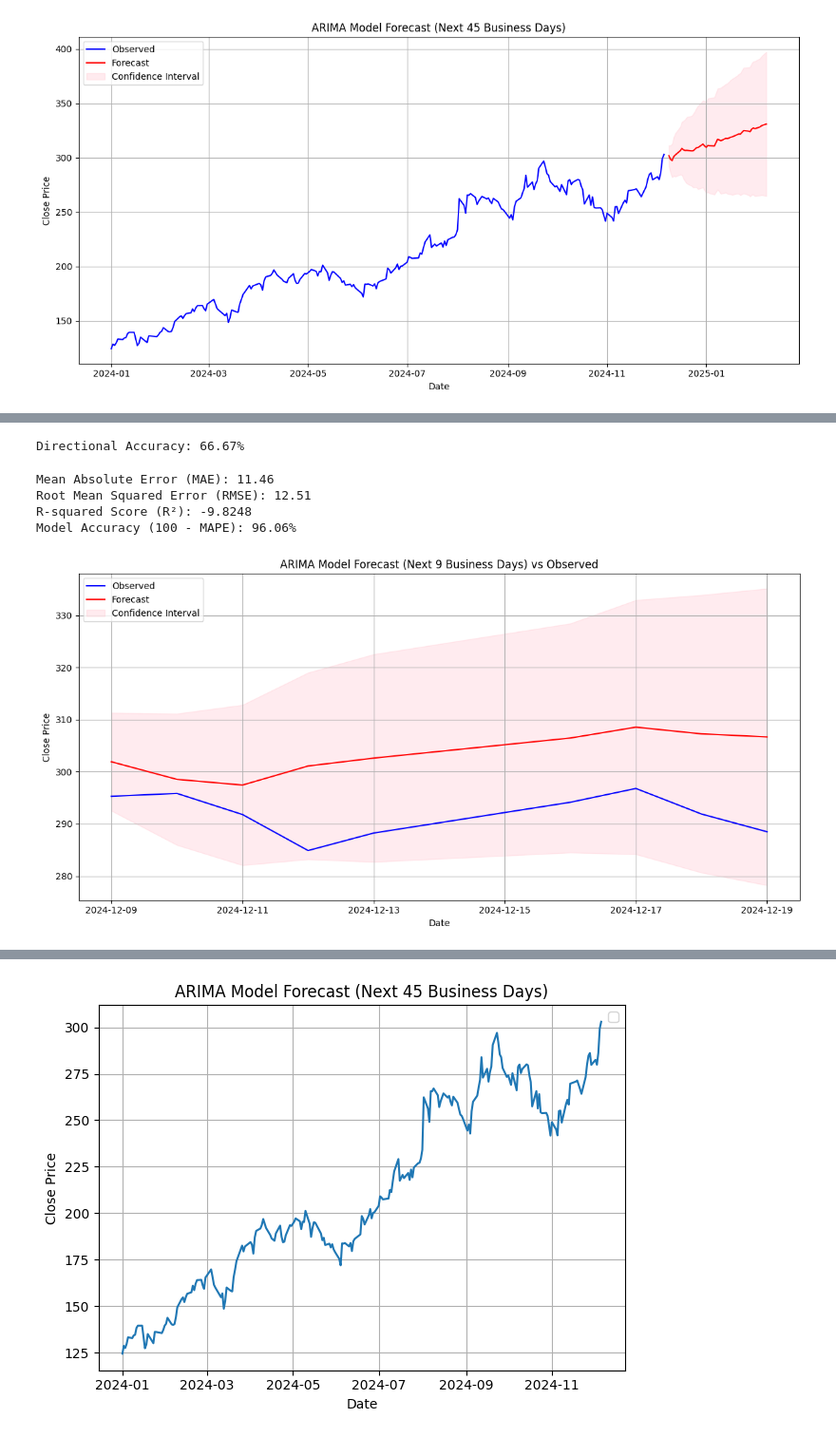
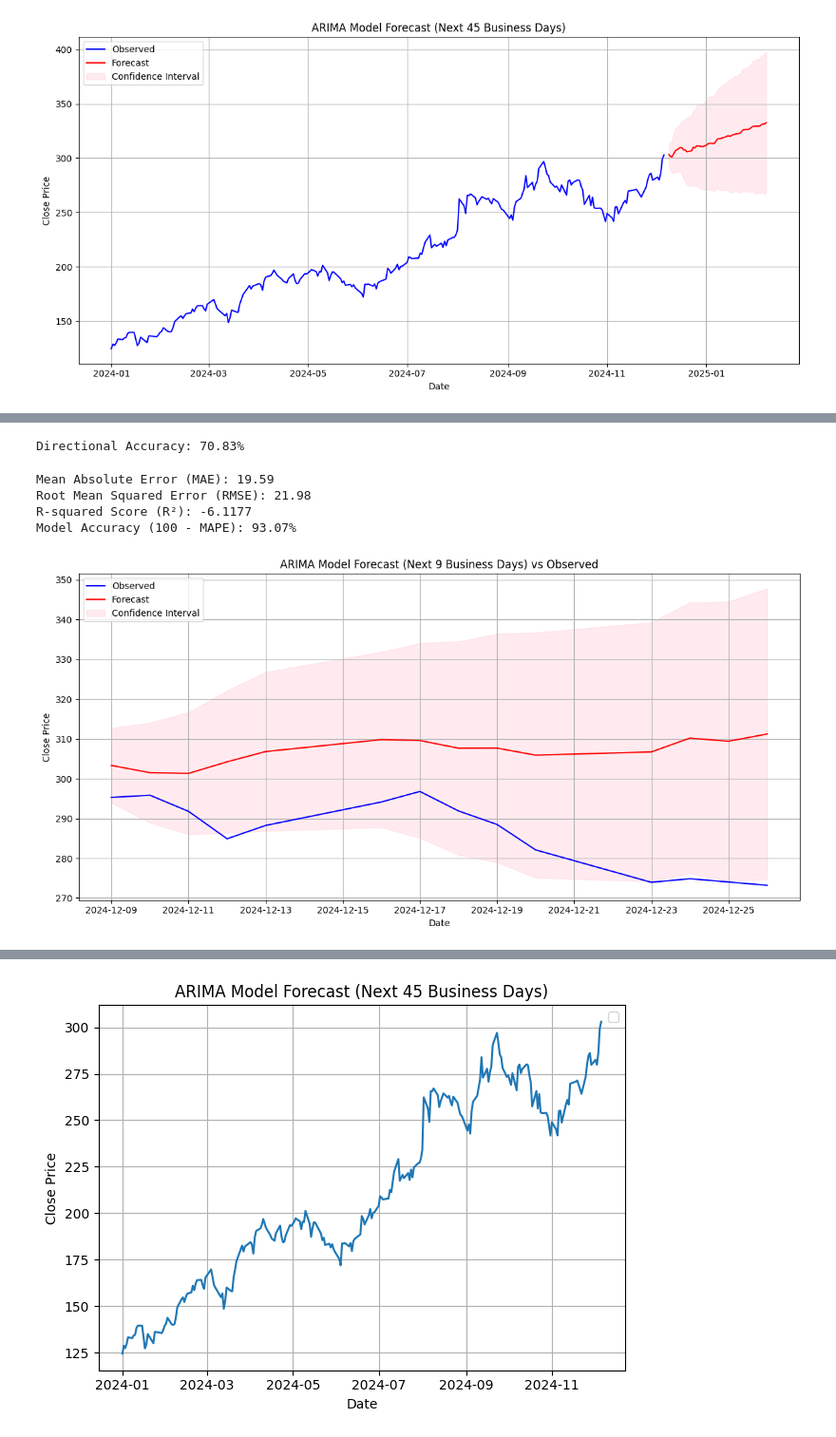
Before and after one commit to Shahu-22/Python, a Jupyter notebook: yfinance_nse_exp.ipynb, the cells around one changed output, grey strips where cells are left out. Shown at 95% size. Saved outputs shown, nothing was run; the diff lists cells and outputs as text; code cells hidden in the pictures.

```diff
--- a/yfinance_nse_exp.ipynb
+++ b/yfinance_nse_exp.ipynb
@@ -131,7 +131,7 @@ df['Close'] = pd.to_numeric(df['Close'], errors='coerce')
 
 
 # ARIMA model
-model = ARIMA(df['Close'], order=(12,2,24))
+model = ARIMA(df['Close'], order=(12,2,20))
 arima_result = model.fit()
 
 # Forecasting
@@ -365,7 +370,7 @@ if len(actual_direction) != len(predicted_direction):
 directional_accuracy = np.mean(actual_direction == predicted_direction) * 100
 print(f'Directional Accuracy: {directional_accuracy:.2f}%')
 # %% [output]
-Directional Accuracy: 66.67%
+Directional Accuracy: 70.83%
 # %%
 #Forecasting Accurecy Calculation
 # Ensure actual and predicted are aligned and have matching column names
@@ -407,16 +412,16 @@ print(f'Root Mean Squared Error (RMSE): {rmse:.2f}')
 print(f'R-squared Score (R²): {r2:.4f}')
 print(f'Model Accuracy (100 - MAPE): {accuracy:.2f}%')
 # %% [output]
-Mean Absolute Error (MAE): 11.46
-Root Mean Squared Error (RMSE): 12.51
-R-squared Score (R²): -9.8248
-Model Accuracy (100 - MAPE): 96.06%
+Mean Absolute Error (MAE): 19.59
+Root Mean Squared Error (RMSE): 21.98
+R-squared Score (R²): -6.1177
+Model Accuracy (100 - MAPE): 93.07%
 # %%
 import matplotlib.pyplot as plt
 import pandas as pd
 
 # Forecast the next 9 days (adjust as needed)
-forecast_steps = 9
+forecast_steps = 14
 forecast = arima_result.get_forecast(steps=forecast_steps)
 
 # Create a new index for the forecast that follows the last date in the actual data
@@ -425,33 +430,33 @@ forecast_index = pd.date_range(start=df.index[-1] + pd.Timedelta(days=1), period
 # Extract forecasted values and confidence intervals
 forecast_mean = forecast.predicted_mean
 forecast_ci = forecast.conf_int()
 
 # Combine the observed data and forecast data for plotting
 combined_index = df.index.append(forecast_index)
 combined_data = pd.concat([data['Close'], forecast_mean])
 
 # Plot the observed and forecasted data on the same axis
 plt.figure(figsize=(12, 6))
 plt.plot(data.index, data['Close'].dropna(), label='Observed', color='blue')  # Actual data
 plt.plot(forecast_index, forecast_mean.dropna(), label='Forecast', color='red')  # Forecasted data
 plt.fill_between(
     forecast_index,
     forecast_ci.iloc[:, 0],  # Lower bound of the confidence interval
     forecast_ci.iloc[:, 1],  # Upper bound of the confidence interval
     color='pink',
     alpha=0.3,
     label='Confidence Interval'
 )
 
 # Customize the plot
 plt.title('ARIMA Model Forecast (Next 9 Business Days) vs Observed')
 plt.xlabel('Date')
 plt.ylabel('Close Price')
 plt.legend()
 plt.grid(True)
 plt.tight_layout()
 plt.show()
 # %% [output]
-[figure, old version]
+[figure, new version]
 # %%
 # Forecast the next 45 days
```
Also changed, not shown: parts of 7 cells of this notebook, 3 other files.
